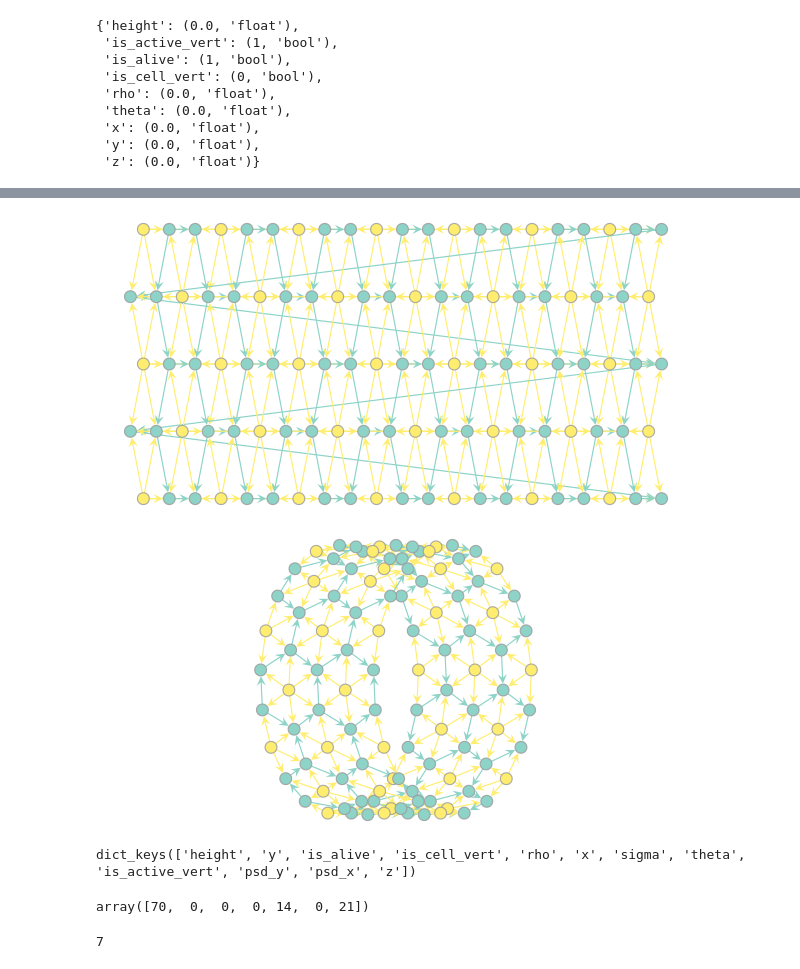
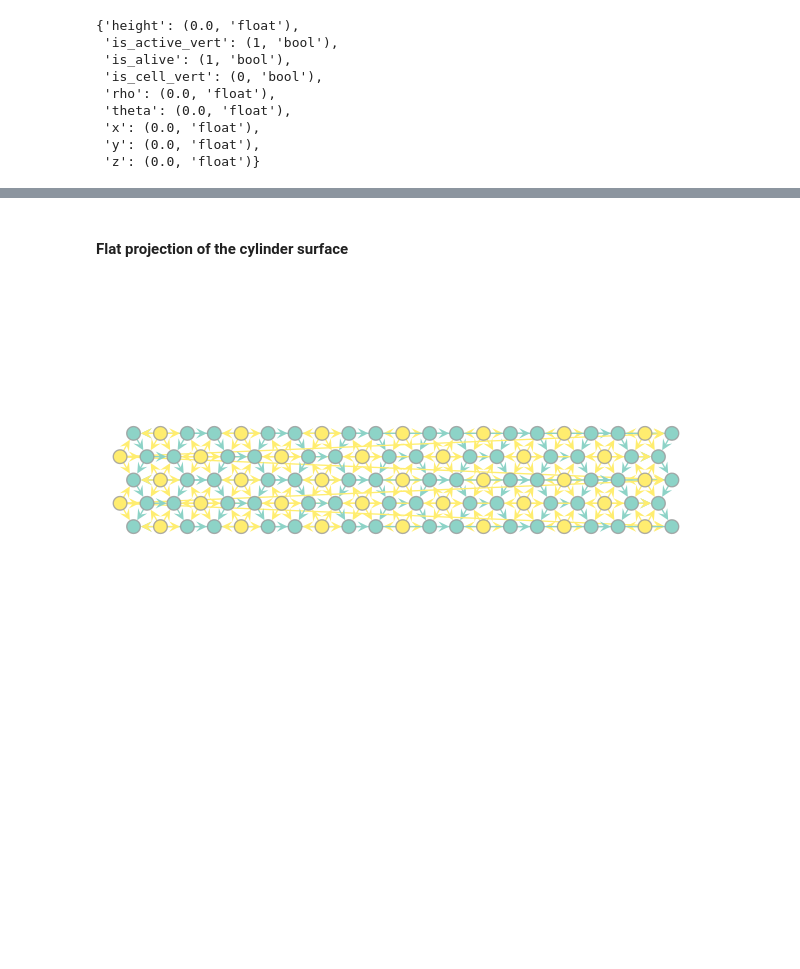
Before and after one commit to glyg/leg-joint, a Jupyter notebook: notebooks/Generation.ipynb, the cells around one changed output, grey strips where cells are left out. Cells and saved outputs as stored; diff of their text form; code cells hidden in the pictures; blank space fills up the shorter version.

```diff
--- a/notebooks/Generation.ipynb
+++ b/notebooks/Generation.ipynb
@@ -78,5 +110,4 @@ print(base_grid.__doc__)
 # %%
-
 ### Typical number of cells along z
 n_length = 5
 ### Typical number of cells around the cylinder
@@ -89,27 +120,14 @@ h_0 = 1.
 
 
 ### Compute the cylinder radius from the number of vertices
+### (This is computed inside `cylinidrical`, but we put it there for reference)
+
 rho_c = n_circum * l_0 / (2 * np.pi)
 ### Compute the lumen radius from the prefered height
 rho_lumen = rho_c - h_0
-
 delta_theta = 2 * np.pi / n_circum
 delta_z = delta_theta * rho_c * np.sqrt(3)/2.
 
-ztheta_pos, is_cell_vert = base_grid(n_length, n_circum,
-                                     delta_z, delta_theta)
 
-fig, ax = plt.subplots(figsize=(12, 12))
-ax.scatter(ztheta_pos[:, 0] * rho_c,
-           ztheta_pos[:, 1],
-           c=is_cell_vert, s=100)
-
-ax.scatter(ztheta_pos[:, 0][is_cell_vert] * rho_c,
-           ztheta_pos[:, 1][is_cell_vert],
-           c='b', s=100)
-
-
-ax.set_aspect('equal')
-ax.set_xlabel('Proximal - Distal')
-ax.set_ylabel('Circumferential')
+graph = cylindrical(n_length, n_circum, l_0=1, h_0=1)
 # %% [output]
@@ -129,5 +137,21 @@ PropertyArray([1, 1, 1], dtype=uint8)
 # %%
 def draw(graph, coords):
+    '''
+    Draws the graph with different colors for cells and junctions
+    Note that the vertex and edge properties map `is_cell_vert`
+    and `is_junction_edge` are assumed to be present in the graph's
+    internal properties.
+
+    Parameters
+    ----------
+
+    graph: :class:`gt.Graph`
+    coords: sequence of two strings
+        the names of the internal vertex property maps
+        used as coordinates to plot the graph
+
+    '''
+
     is_cell_vert = graph.vp['is_cell_vert']
     is_junction_edge = graph.ep['is_junction_edge']
     pos_vp = gt.group_vector_property([graph.vp[c] for c in coords])
@@ -137,4 +161,4 @@ def draw(graph, coords):
     gt.graph_draw(graph, pos_vp, inline=True,
                   vertex_fill_color=is_cell_vert,
                   edge_color=not_junction,
-                  output_size=(600, 300))
+                  output_size=(600, 400))
@@ -141,29 +187,9 @@ def draw(graph, coords):
+# %% [markdown]
+#### Flat projection of the cylinder surface
 # %%
 graph.vp['sigma'] = graph.vp['x'].copy()
-#graph.vp['sigma'].a = np.arctan2(graph.vp['y'].a, graph.vp['x'].a) * rho_c
-graph.vp['sigma'].a = graph.vp['theta'].a * rho_c
+graph.vp['sigma'].a = np.arctan2(graph.vp['y'].a, graph.vp['x'].a) * graph.vp['rho'].a
 
 draw(graph, ['sigma', 'z'])
 # %% [output]
-[figure, old version]
+[figure, new version]
-# %%
-
-z_angle = np.pi/5
-d_theta = 0
-
-
-graph.vp['psd_x'] = graph.vp['x'].copy()
-graph.vp['psd_y'] = graph.vp['y'].copy()
-pseudo_x = graph.vp['psd_x']
-pseudo_y = graph.vp['psd_y']
-graph.vp['rho'].a = np.hypot(graph.vp['x'].a,
-                             graph.vp['y'].a)
-
-
-pseudo_x.a = graph.vp['z'].a * np.cos(z_angle) - graph.vp['rho'].a * np.sin(
-        graph.vp['theta'].a + d_theta) * np.sin(z_angle)
-pseudo_y.a = graph.vp['rho'].a * np.cos(graph.vp['theta'].a + d_theta)
-
-draw(graph, ['psd_x', 'psd_y'])
-# %% [output]
-[figure, removed]
@@ -179,12 +195,0 @@ assert degrees[6] == (n_length - 2) * n_circum
-# %%
-graph.vp.keys()
-# %% [output]
-dict_keys(['height', 'y', 'is_alive', 'is_cell_vert', 'rho', 'x', 'sigma', 'theta', 'is_active_vert', 'psd_y', 'psd_x', 'z'])
-# %%
-degrees
-# %% [output]
-array([70,  0,  0,  0, 14,  0, 21])
-# %%
-n_circum
-# %% [output]
-7
```
Also changed, not shown: parts of 25 cells of this notebook, 8 other files.
